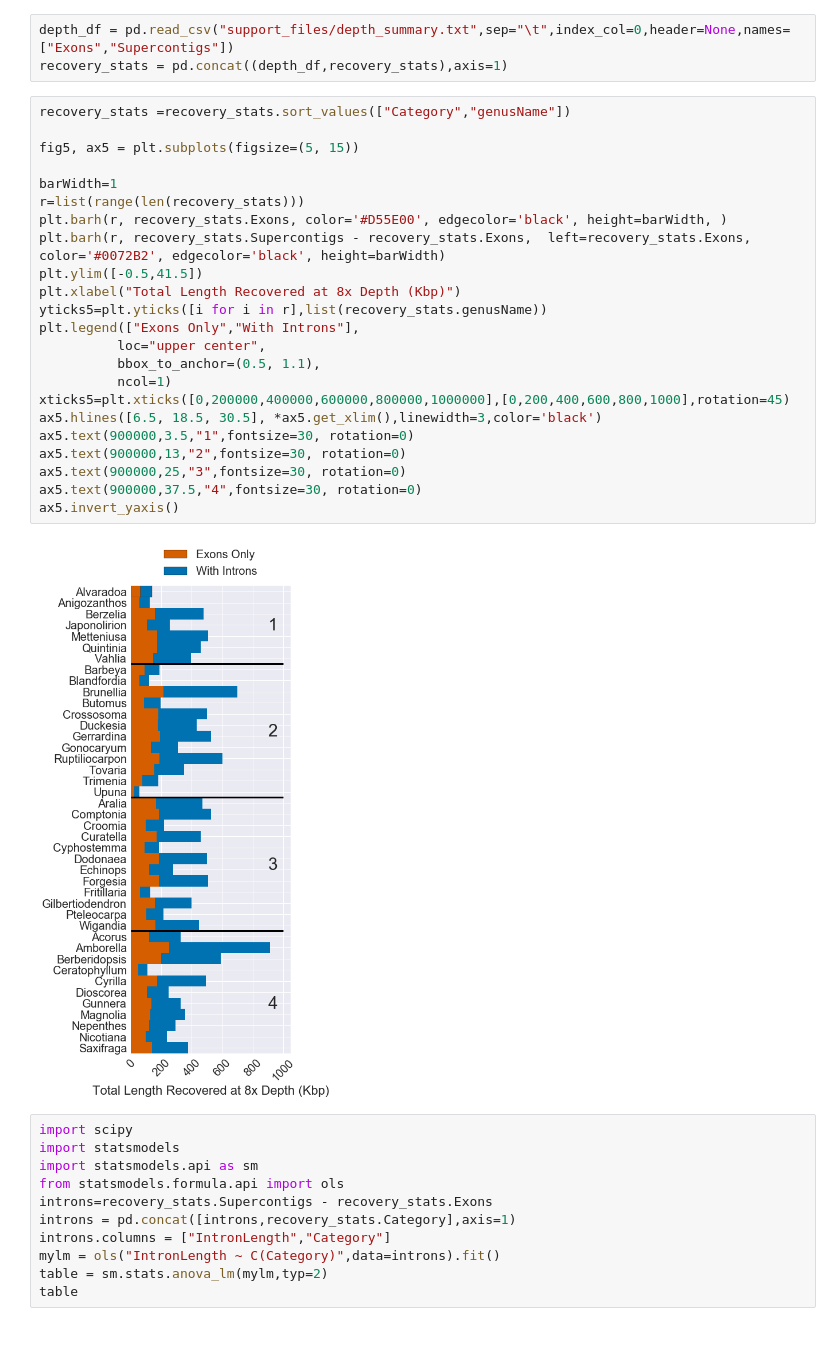
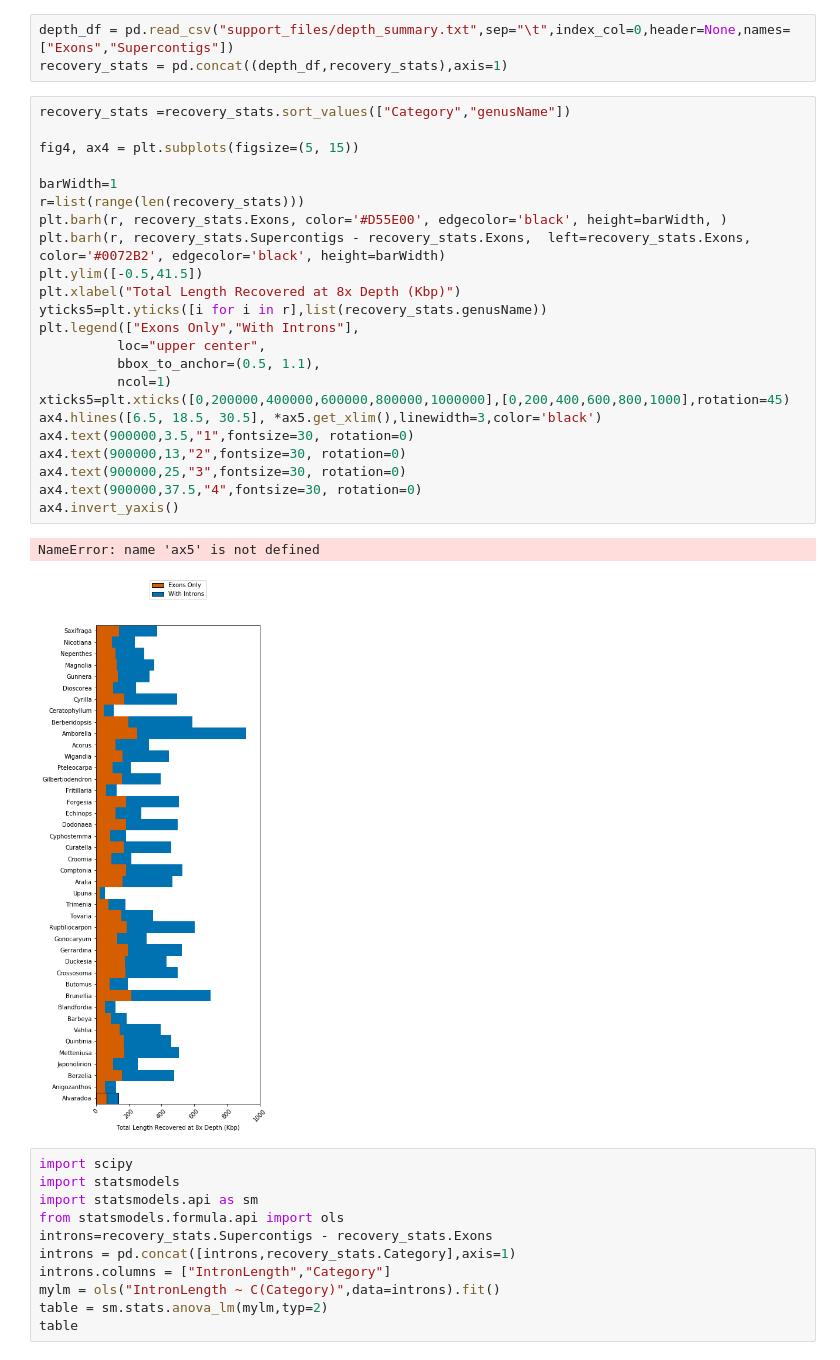
Before and after one commit to mossmatters/Angiosperms353, a Jupyter notebook: Angiosperms353_ManuscriptFigures.ipynb, the cells around one changed output. Cells and saved outputs as stored; diff of their text form.

```diff
--- a/Angiosperms353_ManuscriptFigures.ipynb
+++ b/Angiosperms353_ManuscriptFigures.ipynb
@@ -209,28 +157,29 @@ recovery_stats = pd.concat((depth_df,recovery_stats),axis=1)
 # %%
 recovery_stats =recovery_stats.sort_values(["Category","genusName"])
 
-fig5, ax5 = plt.subplots(figsize=(5, 15))
+fig4, ax4 = plt.subplots(figsize=(5, 15))
 
 barWidth=1
 r=list(range(len(recovery_stats)))
 plt.barh(r, recovery_stats.Exons, color='#D55E00', edgecolor='black', height=barWidth, )
 plt.barh(r, recovery_stats.Supercontigs - recovery_stats.Exons,  left=recovery_stats.Exons, color='#0072B2', edgecolor='black', height=barWidth)
 plt.ylim([-0.5,41.5])
 plt.xlabel("Total Length Recovered at 8x Depth (Kbp)")
 yticks5=plt.yticks([i for i in r],list(recovery_stats.genusName))
 plt.legend(["Exons Only","With Introns"],
           loc="upper center",
           bbox_to_anchor=(0.5, 1.1),
           ncol=1)
 xticks5=plt.xticks([0,200000,400000,600000,800000,1000000],[0,200,400,600,800,1000],rotation=45)
-ax5.hlines([6.5, 18.5, 30.5], *ax5.get_xlim(),linewidth=3,color='black')
-ax5.text(900000,3.5,"1",fontsize=30, rotation=0)
-ax5.text(900000,13,"2",fontsize=30, rotation=0)
-ax5.text(900000,25,"3",fontsize=30, rotation=0)
-ax5.text(900000,37.5,"4",fontsize=30, rotation=0)
-ax5.invert_yaxis()
+ax4.hlines([6.5, 18.5, 30.5], *ax5.get_xlim(),linewidth=3,color='black')
+ax4.text(900000,3.5,"1",fontsize=30, rotation=0)
+ax4.text(900000,13,"2",fontsize=30, rotation=0)
+ax4.text(900000,25,"3",fontsize=30, rotation=0)
+ax4.text(900000,37.5,"4",fontsize=30, rotation=0)
+ax4.invert_yaxis()
 # %% [output]
+NameError: name 'ax5' is not defined
-[figure, old version]
+[figure, new version]
 # %%
 import scipy
 import statsmodels
```
Also changed, not shown: parts of 18 cells of this notebook, 12 other files.
